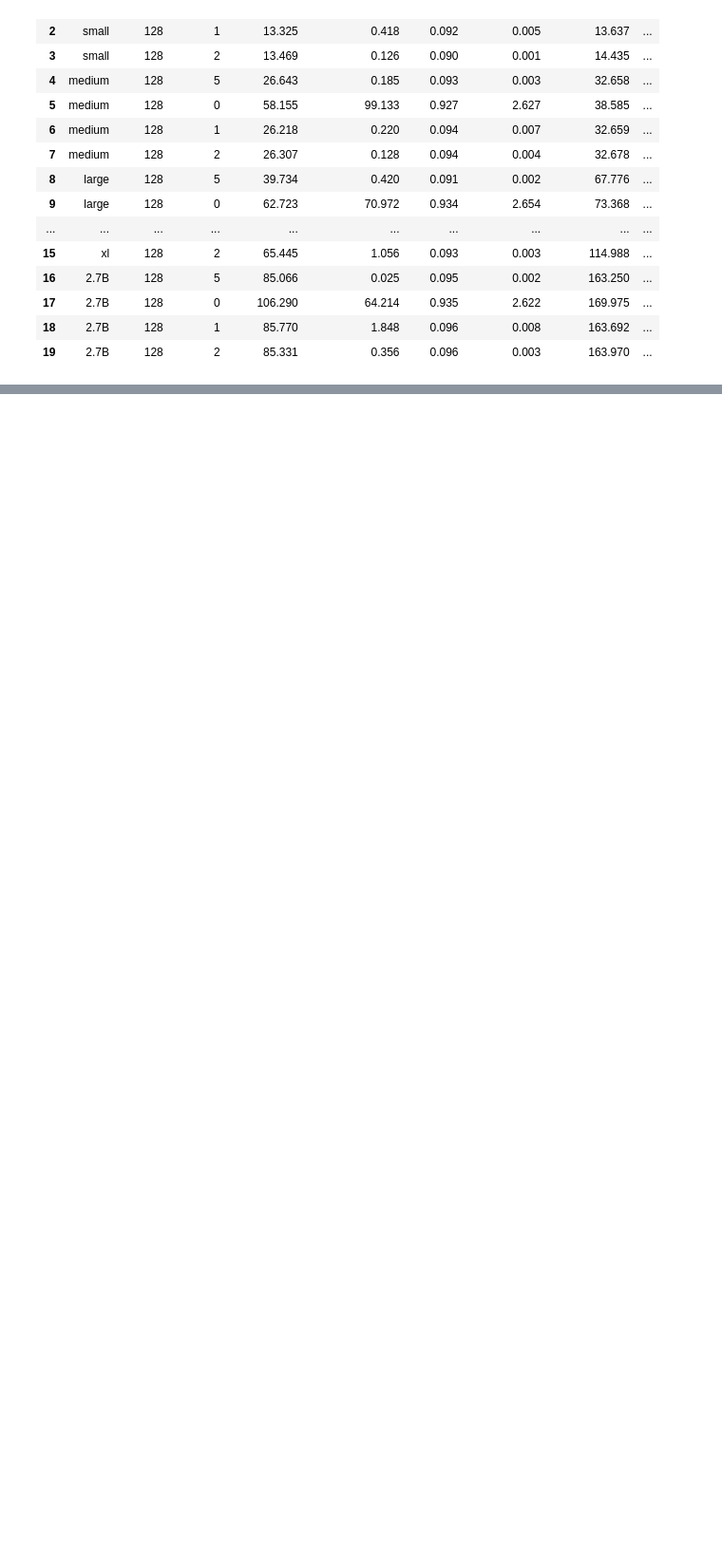
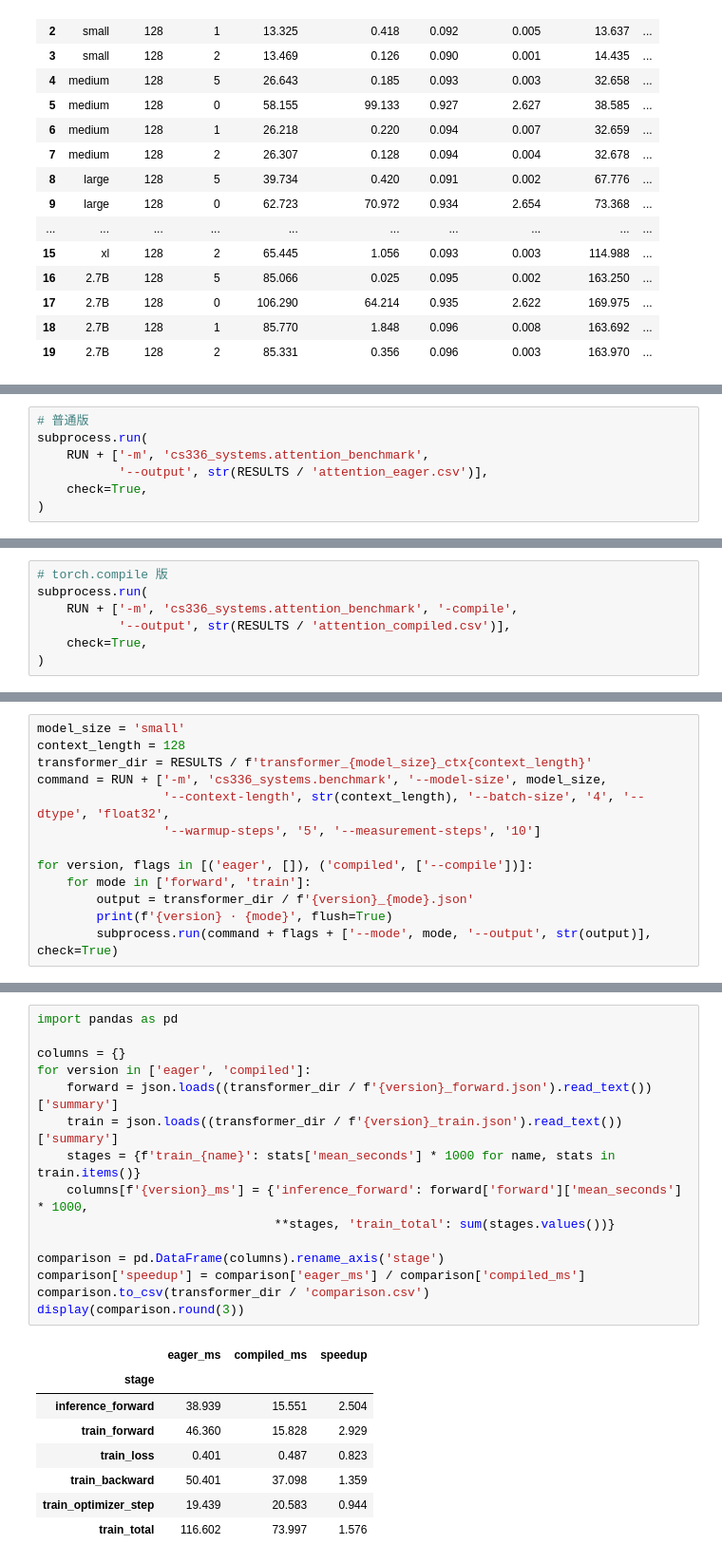
Before and after one commit to summerwind0131/cs336-from-scratch, a Jupyter notebook: assignment2.ipynb, the cells around one changed output, grey strips where cells are left out. Shown at 95% size. Drawn from its saved outputs; the diff is of its cells as text; blank space fills up the shorter version.

```diff
--- a/assignment2.ipynb
+++ b/assignment2.ipynb
@@ -135,0 +135,7 @@ display(summary.round(3))
+# %%
+# 普通版
+subprocess.run(
+    RUN + ['-m', 'cs336_systems.attention_benchmark',
+           '--output', str(RESULTS / 'attention_eager.csv')],
+    check=True,
+)
@@ -135,0 +144,7 @@ display(summary.round(3))
+# %%
+# torch.compile 版
+subprocess.run(
+    RUN + ['-m', 'cs336_systems.attention_benchmark', '-compile',
+           '--output', str(RESULTS / 'attention_compiled.csv')],
+    check=True,
+)
@@ -135,0 +190,13 @@ display(summary.round(3))
+# %%
+model_size = 'small'
+context_length = 128
+transformer_dir = RESULTS / f'transformer_{model_size}_ctx{context_length}'
+command = RUN + ['-m', 'cs336_systems.benchmark', '--model-size', model_size,
+                 '--context-length', str(context_length), '--batch-size', '4', '--dtype', 'float32',
+                 '--warmup-steps', '5', '--measurement-steps', '10']
+
+for version, flags in [('eager', []), ('compiled', ['--compile'])]:
+    for mode in ['forward', 'train']:
+        output = transformer_dir / f'{version}_{mode}.json'
+        print(f'{version} · {mode}', flush=True)
+        subprocess.run(command + flags + ['--mode', mode, '--output', str(output)], check=True)
@@ -135,0 +208,24 @@ display(summary.round(3))
+# %%
+import pandas as pd
+
+columns = {}
+for version in ['eager', 'compiled']:
+    forward = json.loads((transformer_dir / f'{version}_forward.json').read_text())['summary']
+    train = json.loads((transformer_dir / f'{version}_train.json').read_text())['summary']
+    stages = {f'train_{name}': stats['mean_seconds'] * 1000 for name, stats in train.items()}
+    columns[f'{version}_ms'] = {'inference_forward': forward['forward']['mean_seconds'] * 1000,
+                                **stages, 'train_total': sum(stages.values())}
+
+comparison = pd.DataFrame(columns).rename_axis('stage')
+comparison['speedup'] = comparison['eager_ms'] / comparison['compiled_ms']
+comparison.to_csv(transformer_dir / 'comparison.csv')
+display(comparison.round(3))
+# %% [output]
+|  | eager_ms | compiled_ms | speedup |
+| stage |  |  |  |
+| inference_forward | 38.939 | 15.551 | 2.504 |
+| train_forward | 46.360 | 15.828 | 2.929 |
+| train_loss | 0.401 | 0.487 | 0.823 |
+| train_backward | 50.401 | 37.098 | 1.359 |
+| train_optimizer_step | 19.439 | 20.583 | 0.944 |
+| train_total | 116.602 | 73.997 | 1.576 |
```
Also changed, not shown: parts of 11 cells of this notebook.
